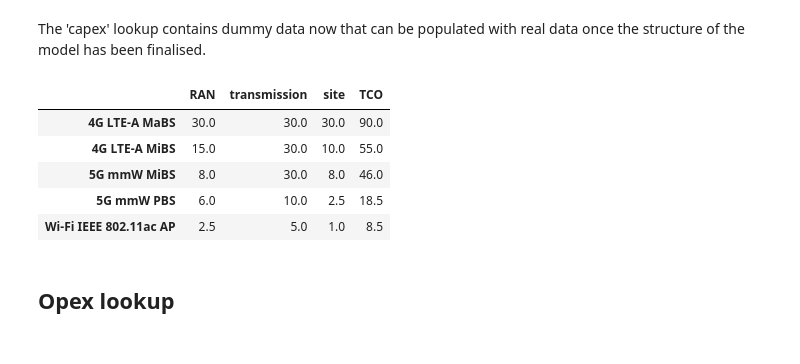
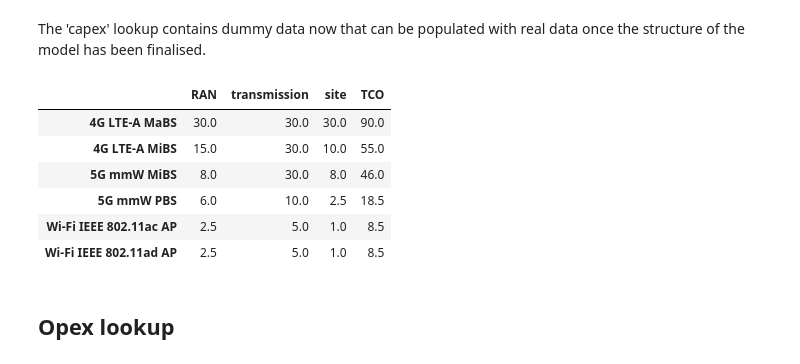
Before and after one commit to ashutoshj14/digital_comms, a Jupyter notebook: digital_comms/Mobile and wireless model.ipynb, the cells around one changed output. Drawn from its saved outputs; the diff is of its cells as text; code cells hidden in the pictures.

```diff
--- a/digital_comms/Mobile and wireless model.ipynb
+++ b/digital_comms/Mobile and wireless model.ipynb
@@ -321,27 +321,28 @@ The 'capex' lookup contains dummy data now that can be populated with real data
 # %%
 cells = {'4G LTE-A MaBS' : pd.Series([30, 30, 30], index=['RAN', 'transmission', 'site']),
      '4G LTE-A MiBS' : pd.Series([15,30,10], index=['RAN', 'transmission', 'site']),
      '5G mmW MiBS' : pd.Series([8,30,8], index=['RAN', 'transmission', 'site']),
      '5G mmW PBS' : pd.Series([6,10,2.5], index=['RAN', 'transmission', 'site']),
      'Wi-Fi IEEE 802.11ac AP' : pd.Series([2.5,5,1], index=['RAN', 'transmission', 'site']),
      'Wi-Fi IEEE 802.11ad AP' : pd.Series([2.5,5,1], index=['RAN', 'transmission', 'site'])}
 
 capex = pd.DataFrame(cells)
 
 capex = capex.T
 
 capex=capex.rename(columns = {'index':'type'})
 
 capex['TCO'] = capex.sum(axis=1)
 
-capex.head(n=5)
+capex.head(n=10)
 # %% [output]
 |  | RAN | transmission | site | TCO |
 | 4G LTE-A MaBS | 30.0 | 30.0 | 30.0 | 90.0 |
 | 4G LTE-A MiBS | 15.0 | 30.0 | 10.0 | 55.0 |
 | 5G mmW MiBS | 8.0 | 30.0 | 8.0 | 46.0 |
 | 5G mmW PBS | 6.0 | 10.0 | 2.5 | 18.5 |
 | Wi-Fi IEEE 802.11ac AP | 2.5 | 5.0 | 1.0 | 8.5 |
+| Wi-Fi IEEE 802.11ad AP | 2.5 | 5.0 | 1.0 | 8.5 |
 # %% [markdown]
 ## Opex lookup
 # %% [markdown]
```
Also changed, not shown: 1 other file.
